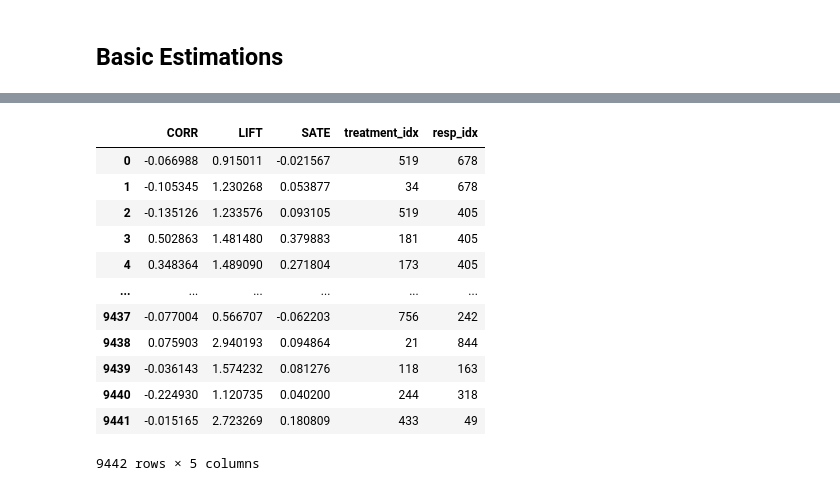
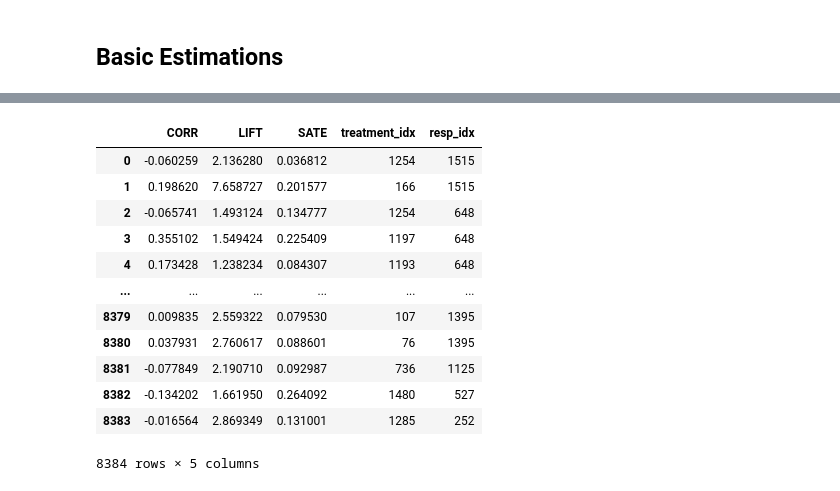
Before and after one commit to zivwhd/scmsim, a Jupyter notebook: notebooks/BenchmarkGPT.ipynb, the cells around one changed output, grey strips where cells are left out. Cells and saved outputs as stored; diff of their text form; code cells hidden in the pictures.

```diff
--- a/notebooks/BenchmarkGPT.ipynb
+++ b/notebooks/BenchmarkGPT.ipynb
@@ -72,0 +33,4 @@ Then they are saved under method-name
+# %%
+cfg = read_cfg('configs/config.yaml')
+paths = PathProvider(cfg['paths']['results'], cfg['paths']['products'])
+uidata = MovieLensData(get_uidata_loader(cfg, 'ml-1m'))
@@ -73,14 +43,10 @@ Then they are saved under method-name
 # %%
+%run src/estimators
+%run src/pipeline
 
-uidata = MovieLensData(MovieLens100KLoader('ml-100k'))
-model_name = 'MF40'
-group_name = 'MoviesCausalGPT'
-method_name = f'{model_name}.IPW'
-
+model_name = 'MF30'
 model = load_model(paths, uidata.name(), model_name)
-
-ipw_params = [IPWParams(), IPWParams(0, True), IPWParams(0.2, True)]
+ipw_params = [IPWParams(0, False), IPWParams(0, True), IPWParams(0.2, True)]
 ipwe = MFIPWEstimator(model_name, model, ipw_params)
-
-create_estimations(paths, uidata, method_name, group_name, ipwe, reset_ids=True)
+create_estimations(paths, uidata, f'{model_name}.IPW', 'MoviesCausalGPT', ipwe, reset_ids=True)
 # %% [output]
@@ -105,11 +100,6 @@ create_estimations(paths, uidata, method_name, group_name, ipwe, reset_ids=True)
 # %% [markdown]
 ## Basic Estimations
 # %%
-%run src/pipeline
-%run src/models
-%run src/utils
-
-
 basee = BasicEstimator()
-create_estimations(paths, uidata, 'Basic' , group_name, basee, reset_ids=True)
+create_estimations(paths, uidata, 'Basic' , 'MoviesCausalGPT', basee, reset_ids=True)
 # %% [output]
@@ -119,14 +110,14 @@ create_estimations(paths, uidata, 'Basic' , group_name, basee, reset_ids=True)
 |  | CORR | LIFT | SATE | treatment_idx | resp_idx |
-| 0 | -0.066988 | 0.915011 | -0.021567 | 519 | 678 |
-| 1 | -0.105345 | 1.230268 | 0.053877 | 34 | 678 |
-| 2 | -0.135126 | 1.233576 | 0.093105 | 519 | 405 |
-| 3 | 0.502863 | 1.481480 | 0.379883 | 181 | 405 |
-| 4 | 0.348364 | 1.489090 | 0.271804 | 173 | 405 |
+| 0 | -0.060259 | 2.136280 | 0.036812 | 1254 | 1515 |
+| 1 | 0.198620 | 7.658727 | 0.201577 | 166 | 1515 |
+| 2 | -0.065741 | 1.493124 | 0.134777 | 1254 | 648 |
+| 3 | 0.355102 | 1.549424 | 0.225409 | 1197 | 648 |
+| 4 | 0.173428 | 1.238234 | 0.084307 | 1193 | 648 |
 | ... | ... | ... | ... | ... | ... |
-| 9437 | -0.077004 | 0.566707 | -0.062203 | 756 | 242 |
-| 9438 | 0.075903 | 2.940193 | 0.094864 | 21 | 844 |
-| 9439 | -0.036143 | 1.574232 | 0.081276 | 118 | 163 |
-| 9440 | -0.224930 | 1.120735 | 0.040200 | 244 | 318 |
-| 9441 | -0.015165 | 2.723269 | 0.180809 | 433 | 49 |
+| 8379 | 0.009835 | 2.559322 | 0.079530 | 107 | 1395 |
+| 8380 | 0.037931 | 2.760617 | 0.088601 | 76 | 1395 |
+| 8381 | -0.077849 | 2.190710 | 0.092987 | 736 | 1125 |
+| 8382 | -0.134202 | 1.661950 | 0.264092 | 1480 | 527 |
+| 8383 | -0.016564 | 2.869349 | 0.131001 | 1285 | 252 |
-9442 rows × 5 columns
+8384 rows × 5 columns
 # %% [markdown]
```
Also changed, not shown: parts of 26 cells of this notebook, 23 other files.
